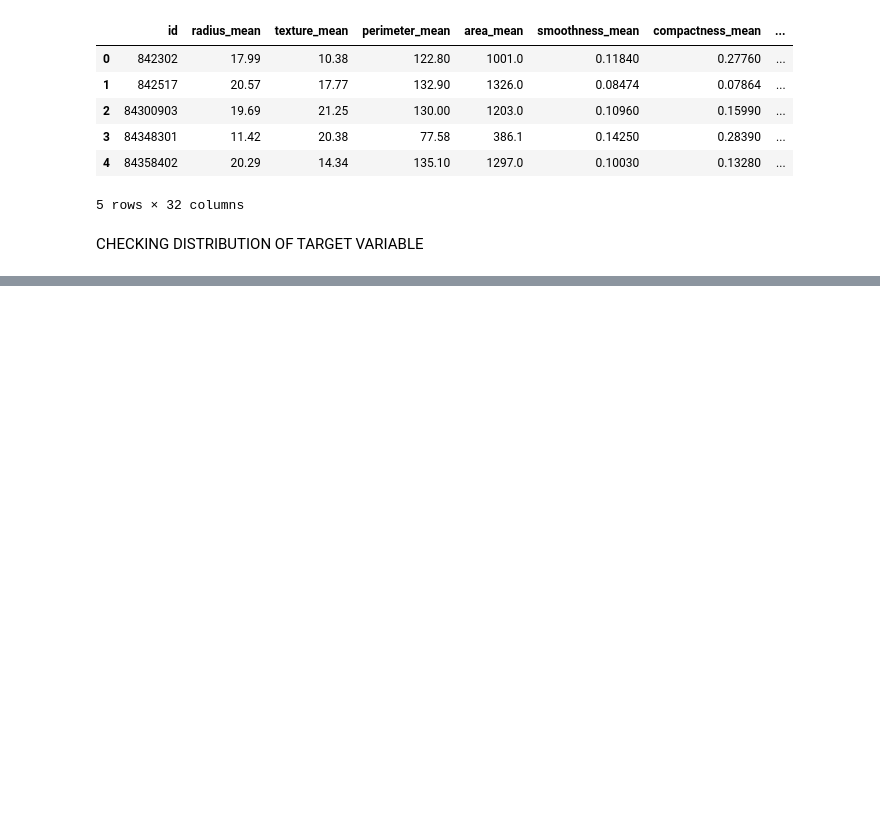
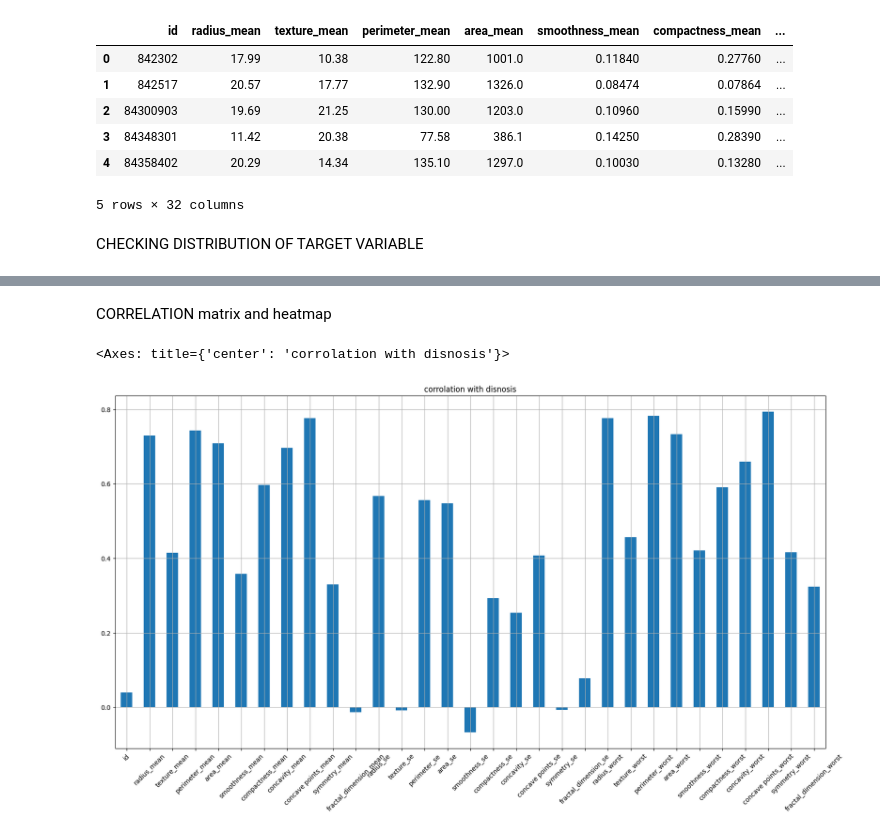
Before and after one commit to okechukwuchude/breast-cancer-detection, a Jupyter notebook: model.ipynb, the cells around one changed output, grey strips where cells are left out. Saved outputs shown, nothing was run; the diff lists cells and outputs as text; code cells hidden in the pictures; blank space fills up the shorter version.

```diff
--- a/model.ipynb
+++ b/model.ipynb
@@ -69,0 +78,2 @@ plt.show()
+# %%
+ind_data= data.drop(columns = 'diagnosis_M')
@@ -69,0 +90,9 @@ plt.show()
+# %% [markdown]
+CORRELATION matrix and heatmap
+# %%
+ind_data.corrwith(data['diagnosis_M']).plot.bar(
+    figsize = (20,10), title=  'corrolation with disnosis', rot= 45, grid =2
+)
+# %% [output]
+<Axes: title={'center': 'corrolation with disnosis'}>
+[figure, added]
```
Also changed, not shown: parts of 11 cells of this notebook.
